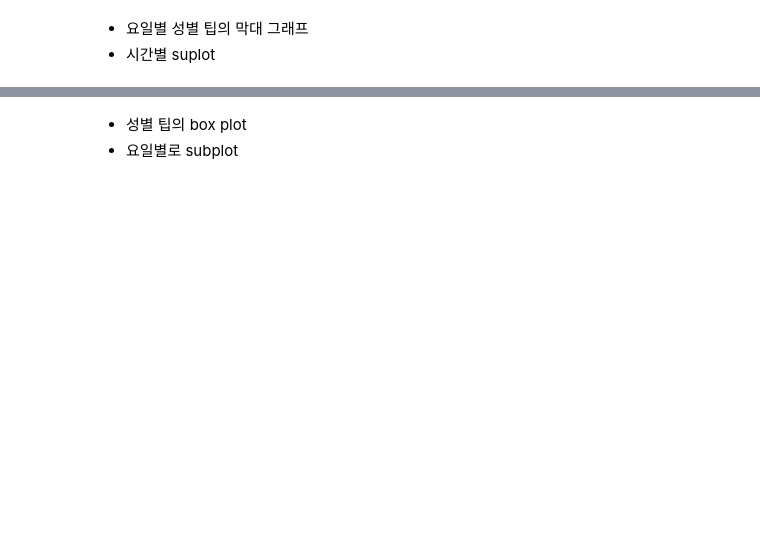
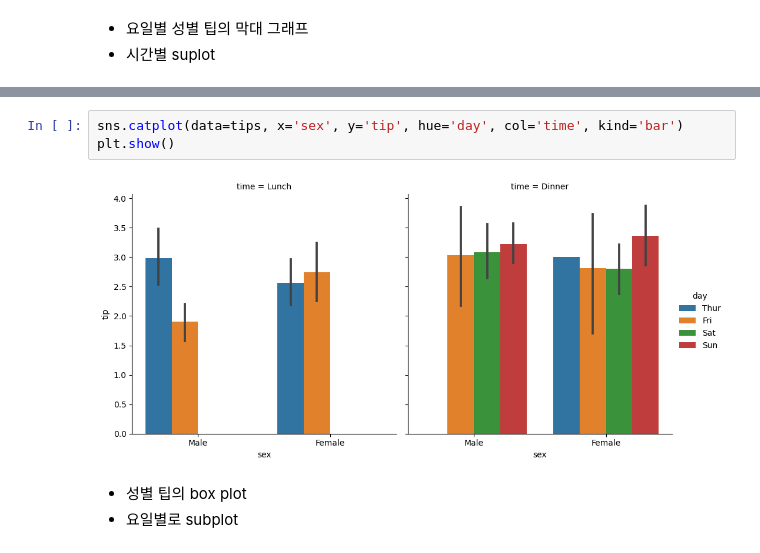
Before and after one commit to habaccc/Python_study, a Jupyter notebook: py17_seaborn.ipynb, the cells around one changed output, grey strips where cells are left out. Cells and saved outputs as stored; diff of their text form; blank space fills up the shorter version.

```diff
--- a/py17_seaborn.ipynb
+++ b/py17_seaborn.ipynb
@@ -275,3 +278,8 @@ sns.barplot(data=tips, x='day', y='tip', hue='time')
+# %%
+sns.catplot(data=tips, x='sex', y='tip', hue='day', col='time', kind='bar')
+plt.show()
+# %% [output]
+[figure, added]
 # %% [markdown]
 *  성별 팁의 box plot
 *  요일별로 subplot
```
Also changed, not shown: parts of 7 cells of this notebook.
